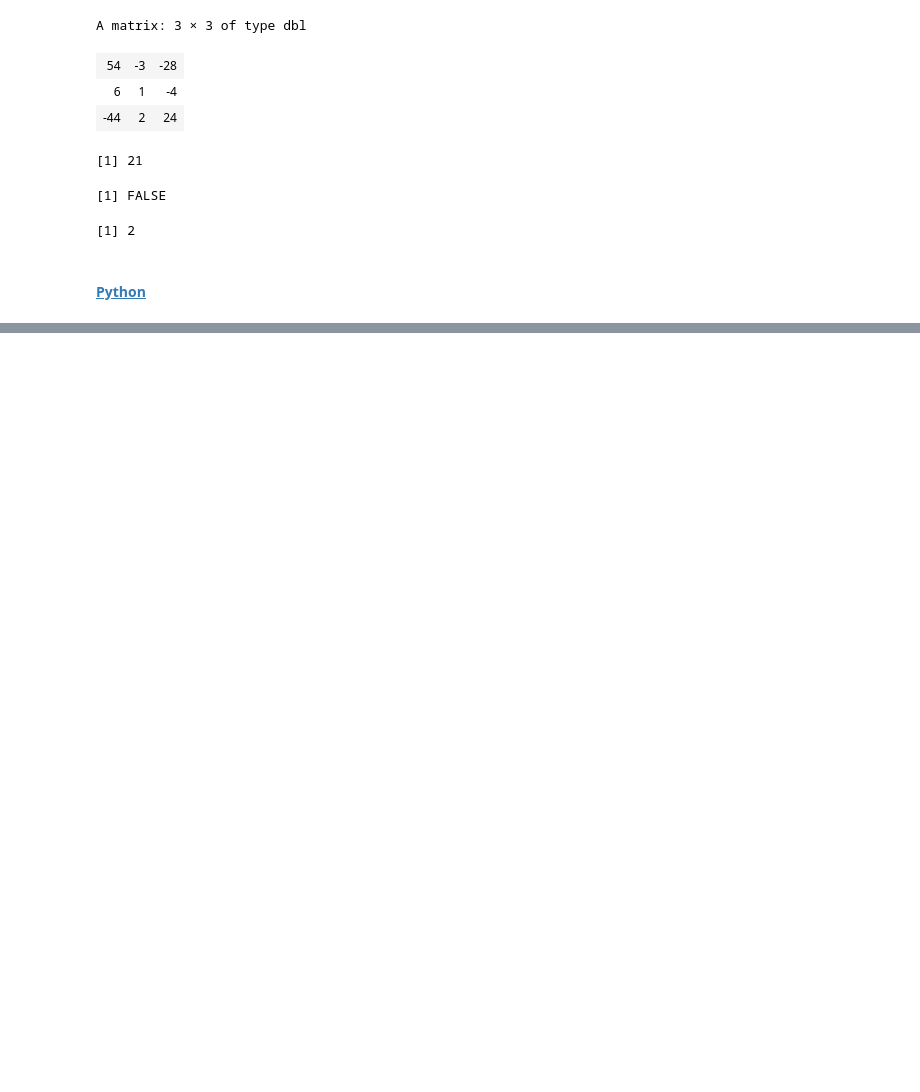
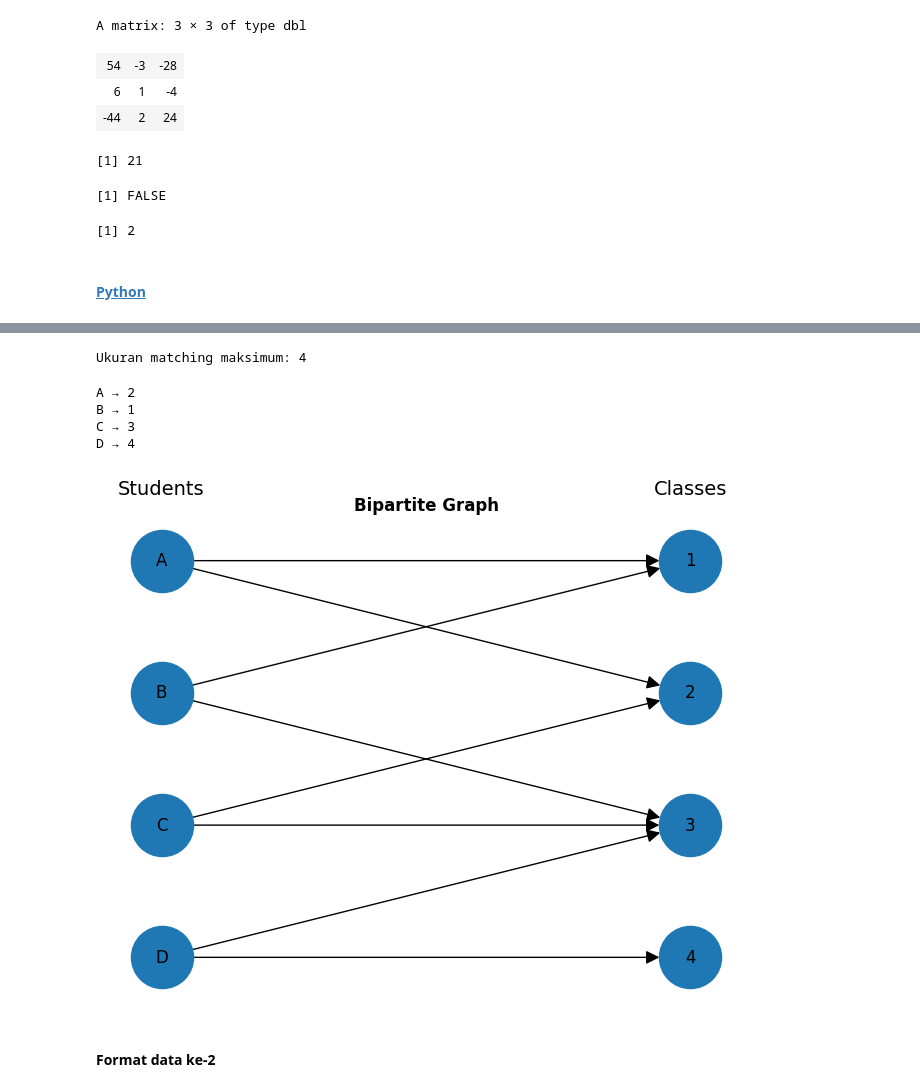
Before and after one commit to sakti38/A1, a Jupyter notebook: Advanced_Vector_Matriks_Code.ipynb, the cells around one changed output, grey strips where cells are left out. Drawn from its saved outputs; the diff is of its cells as text; code cells hidden in the pictures; blank space fills up the shorter version.

```diff
--- a/Advanced_Vector_Matriks_Code.ipynb
+++ b/Advanced_Vector_Matriks_Code.ipynb
@@ -1786,0 +2259,5 @@ Determinan Wronskian: 2*exp(6*x)
+# %%
+P = sinkhorn(A)
+print(f'Matriks Sinkhorn:\n{P}\n')
+print(f'Jumlah baris:\n{P.sum(axis=1)}\n')
+print(f'Jumlah kolom:\n{P.sum(axis=0)}\n')
@@ -1786,0 +2275,7 @@ Determinan Wronskian: 2*exp(6*x)
+# %%
+decomposition = birkhoff_von_neumann(P)
+# Menampilkan hasil dekomposisi
+for i, (lam, J) in enumerate(decomposition, start=1):
+    print(f"lambda_{i} =", lam)
+    print(J)
+    print()
@@ -6219,0 +6874,3 @@ qr(A)$rank
+# %%
+matching = nx.bipartite.maximum_matching(G, top_nodes=students)
+matching
@@ -6219,0 +6886,35 @@ qr(A)$rank
+# %%
+matching_size = len(matching) // 2
+print(f"Ukuran matching maksimum: {matching_size}")
+# %% [output]
+Ukuran matching maksimum: 4
+# %%
+for student in students:
+    print(student, "→", matching[student])
+# %% [output]
+A → 2
+B → 1
+C → 3
+D → 4
+# %%
+pos = {}
+
+# Posisi mahasiswa
+for i, student in enumerate(students):
+    pos[student] = (0, -i)
+# Posisi kelas
+for i, class_ in enumerate(classes):
+    pos[class_] = (1, -i)
+
+# Plot
+nx.draw(G, pos, with_labels=True, node_size=2000, arrows=True, arrowstyle="-|>", arrowsize=20)
+# Label bagian kiri dan kanan
+plt.text(0, 0.5, "Students", ha="center", fontsize=14)
+plt.text(1, 0.5, "Classes", ha="center", fontsize=14)
+plt.title("Bipartite Graph", fontweight="bold")
+plt.axis("off")
+plt.show()
+# %% [output]
+[figure, added]
+# %% [markdown]
+#### **Format data ke-2**
```
Also changed, not shown: parts of 53 cells of this notebook.
